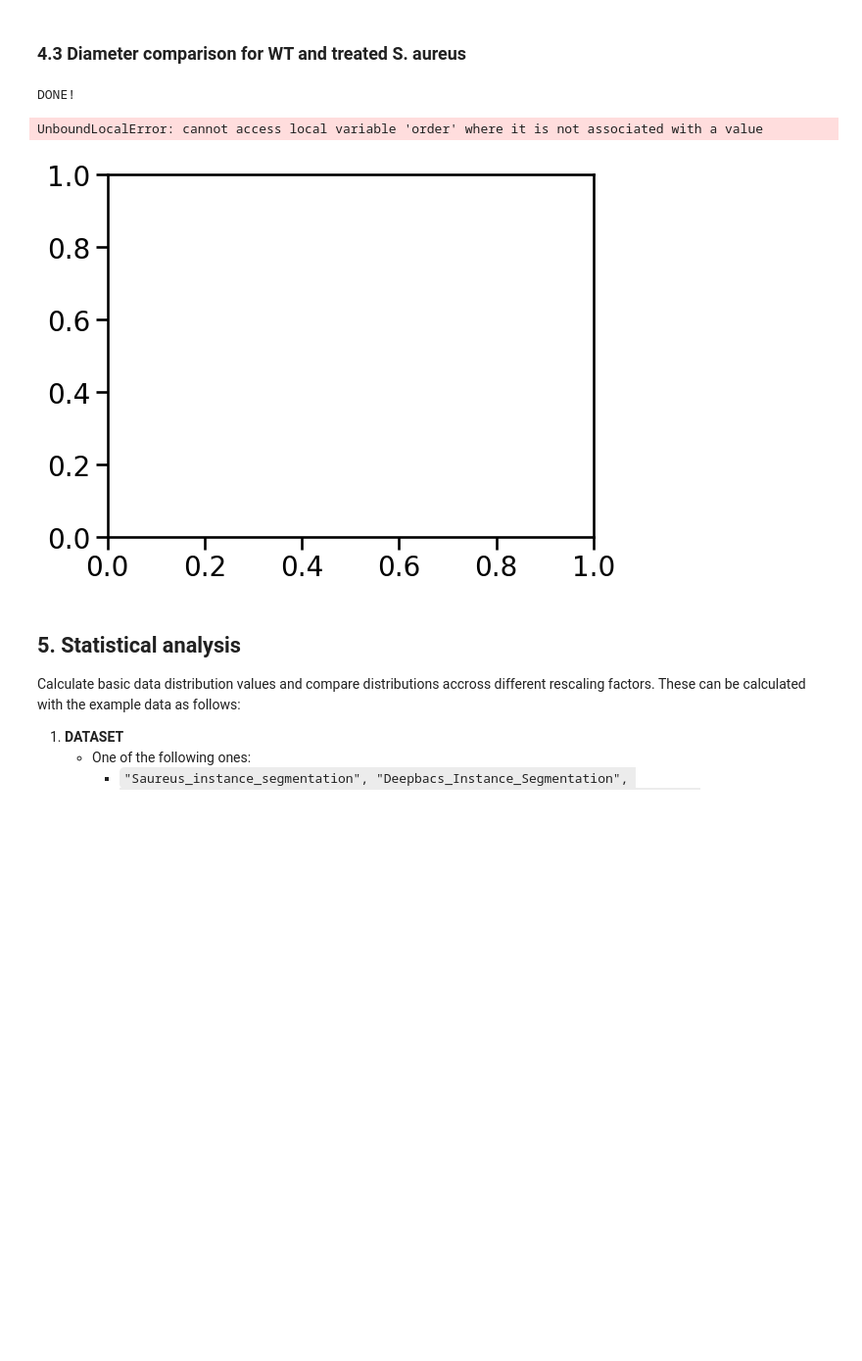
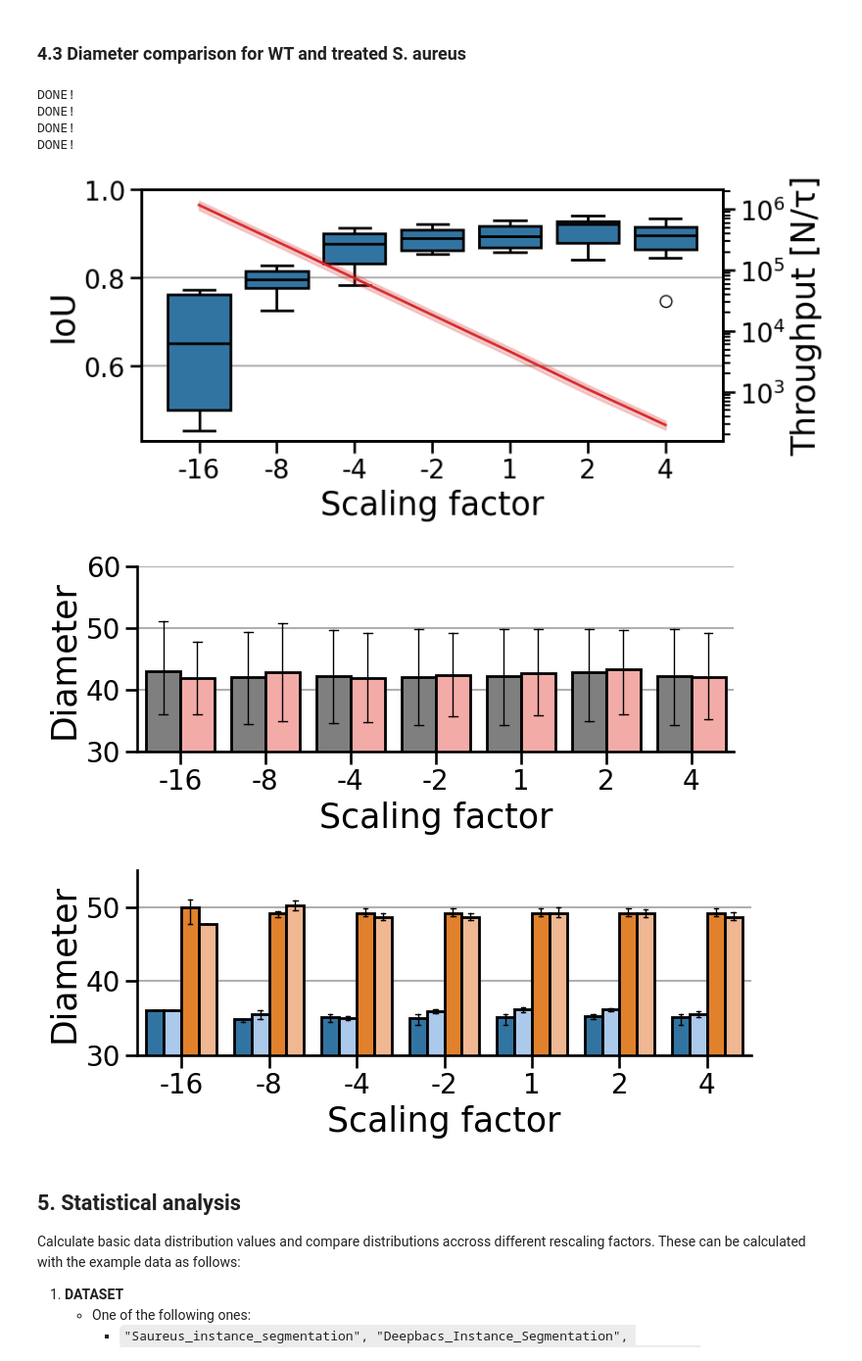
Before and after one commit to HenriquesLab/ReScale4DL, a Jupyter notebook: Notebooks/Evaluate_Segmentation_2D.ipynb, the cells around one changed output. Shown at 98% size. Drawn from its saved outputs; the diff is of its cells as text; code cells hidden in the pictures; blank space fills up the shorter version.

```diff
--- a/Notebooks/Evaluate_Segmentation_2D.ipynb
+++ b/Notebooks/Evaluate_Segmentation_2D.ipynb
@@ -305,42 +299,49 @@ shutil.unpack_archive(filename, extract_dir)
 
 
 ## Plotting default params
-ORIGINAL_DATASET_FOLDERNAME = "og"
+ORIGINAL_DATASET_FOLDERNAME = "OG"
 OUTPUT_DIR = os.path.join(ANALYSIS_DIR, DATASET,"plots")
 dataset_name_match_dict = {DATASET: DATASET}
 os.makedirs(OUTPUT_DIR, exist_ok=True)
 
 fig_name = f"IoU for {DATASET}"
 y_axis = "IoU"
 
 ## Plot boxplot
 generate_instance_box_plot(ANALYSIS_DIR,
                            DATASET,
                            fig_name,
                            y_axis,
                            thoughput_plot=True,
                            y_axis_2 = "Obj_per_FOV_mean",
                            original_folder_name = ORIGINAL_DATASET_FOLDERNAME,
-                           output_path=OUTPUT_DIR)
+                           output_path=OUTPUT_DIR,
+                           x_axis = "scaling_factor")
 
 ## Plot barplot
 fig_name = f"Diameter distribution {DATASET}"
 generate_instance_gt_pred_bar_plot(ANALYSIS_DIR,
                            DATASET,
                            fig_name,
-                           output_path=OUTPUT_DIR)
+                           output_path=OUTPUT_DIR,
+                            x_axis = "scaling_factor")
 
 ## Barplot for groups
 antibiotic_samples = ["1.tif", "11.tif", "12.tif", "13.tif", "14.tif", "8.tif"]
 generate_instance_wt_treatment_bar_plot(ANALYSIS_DIR,
                            DATASET,
                            fig_name,
                            antibiotic_samples,
-                           output_path=OUTPUT_DIR)
+                           output_path=OUTPUT_DIR,
+                           x_axis = "scaling_factor")
 # %% [output]
 DONE!
+DONE!
+DONE!
+DONE!
-UnboundLocalError: cannot access local variable 'order' where it is not associated with a value
-[figure, old version]
+[figure, new version]
+[figure, added]
+[figure, added]
 # %% [markdown]
 ## 5. Statistical analysis
 Calculate basic data distribution values and compare distributions accross different rescaling factors.
```
Also changed, not shown: parts of 4 cells of this notebook, 4 other files.
